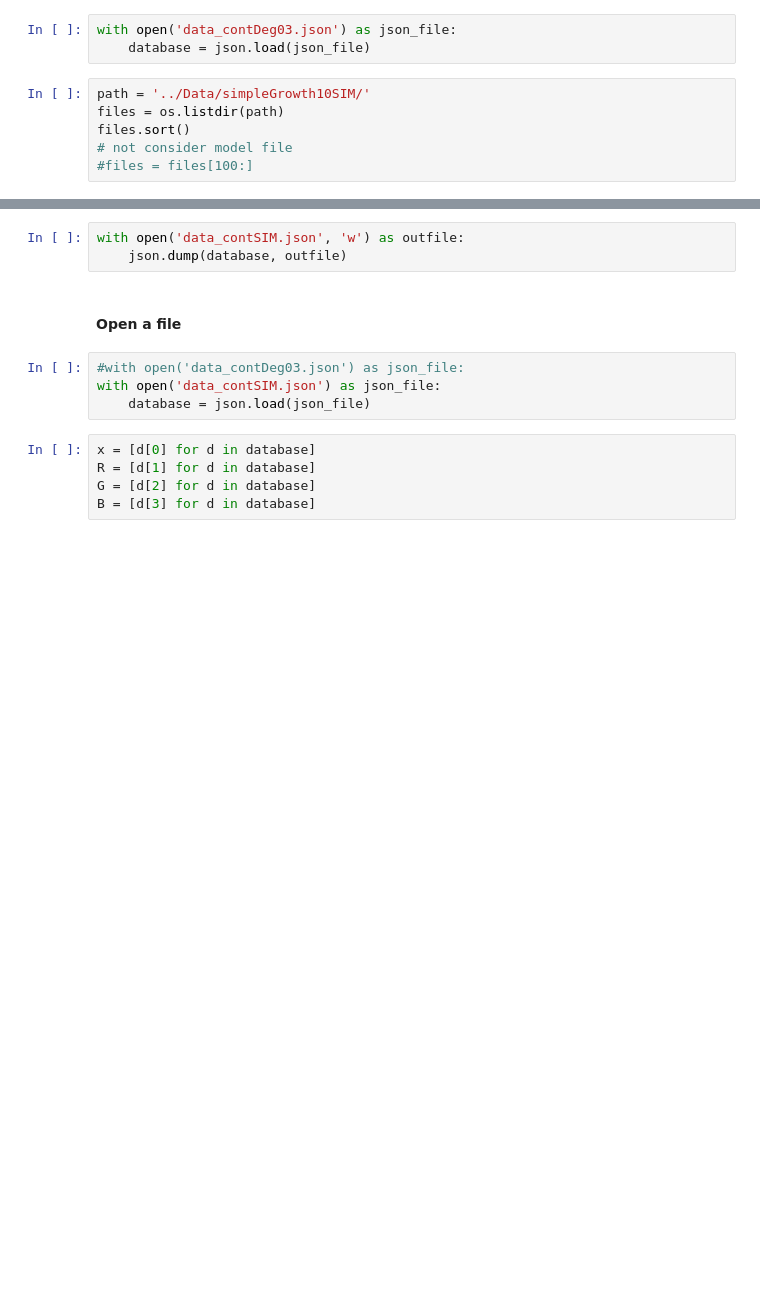
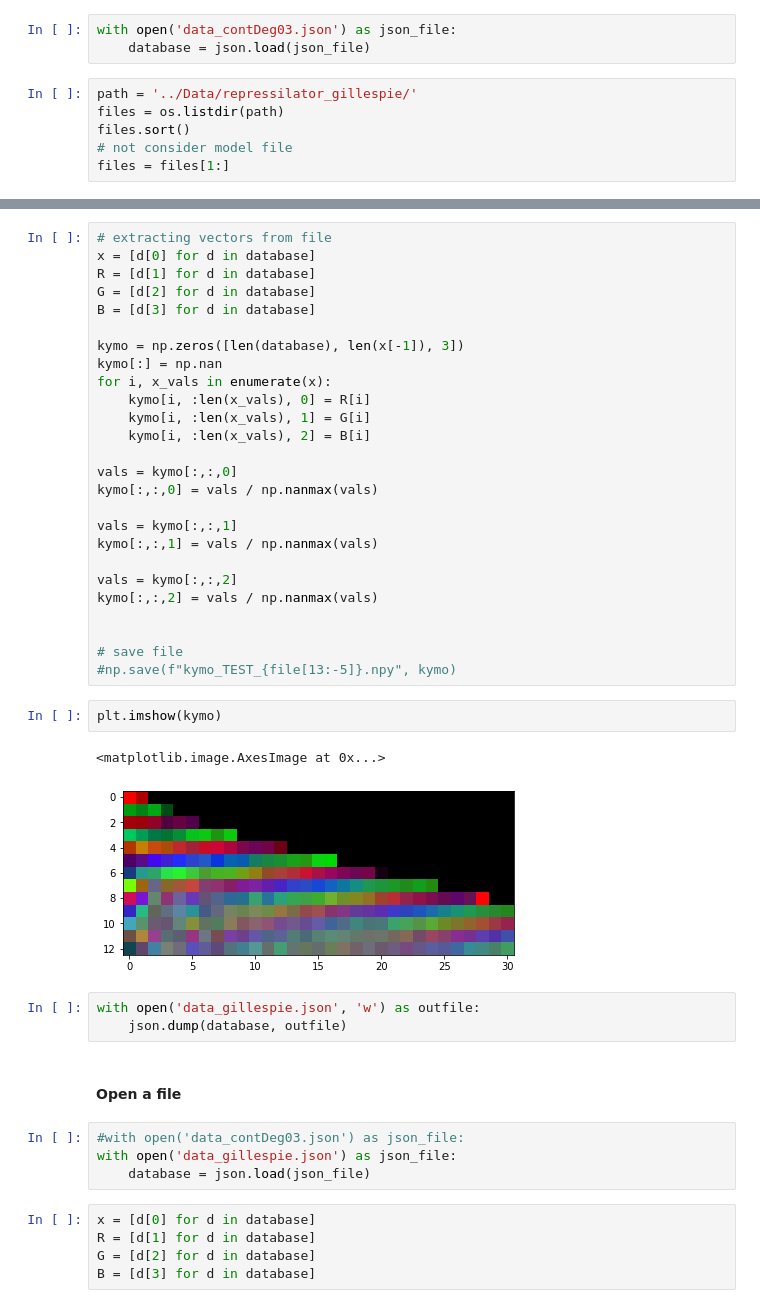
Before and after one commit to RudgeLab/SpatialOscillator, a Jupyter notebook: Analysis/Radial_avg_fluo.ipynb, the cells around one changed output, grey strips where cells are left out. Saved outputs shown, nothing was run; the diff lists cells and outputs as text; blank space fills up the shorter version.

```diff
--- a/Analysis/Radial_avg_fluo.ipynb
+++ b/Analysis/Radial_avg_fluo.ipynb
@@ -20,8 +20,8 @@ plt.rcParams['figure.figsize'] = 7, 7
 with open('data_contDeg03.json') as json_file:
     database = json.load(json_file)
 # %%
-path = '../Data/simpleGrowth10SIM/'
+path = '../Data/repressilator_gillespie/'
 files = os.listdir(path)
 files.sort()
 # not consider model file
-#files = files[100:]
+files = files[1:]
@@ -90,11 +144,42 @@ step-00279.pickle
+# %%
+# extracting vectors from file
+x = [d[0] for d in database]
+R = [d[1] for d in database]
+G = [d[2] for d in database]
+B = [d[3] for d in database]
+
+kymo = np.zeros([len(database), len(x[-1]), 3])
+kymo[:] = np.nan
+for i, x_vals in enumerate(x):
+    kymo[i, :len(x_vals), 0] = R[i]
+    kymo[i, :len(x_vals), 1] = G[i]
+    kymo[i, :len(x_vals), 2] = B[i]
+
+vals = kymo[:,:,0]
+kymo[:,:,0] = vals / np.nanmax(vals)
+
+vals = kymo[:,:,1]
+kymo[:,:,1] = vals / np.nanmax(vals)
+
+vals = kymo[:,:,2]
+kymo[:,:,2] = vals / np.nanmax(vals)
+
+
+# save file
+#np.save(f"kymo_TEST_{file[13:-5]}.npy", kymo)
+# %%
+plt.imshow(kymo)
+# %% [output]
+<matplotlib.image.AxesImage at 0x...>
+[figure, added]
 # %%
-with open('data_contSIM.json', 'w') as outfile:
+with open('data_gillespie.json', 'w') as outfile:
     json.dump(database, outfile)
 # %% [markdown]
 #### Open a file
 # %%
 #with open('data_contDeg03.json') as json_file:
-with open('data_contSIM.json') as json_file:
+with open('data_gillespie.json') as json_file:
     database = json.load(json_file)
 # %%
 x = [d[0] for d in database]
```
Also changed, not shown: parts of 8 cells of this notebook, 24 other files.
